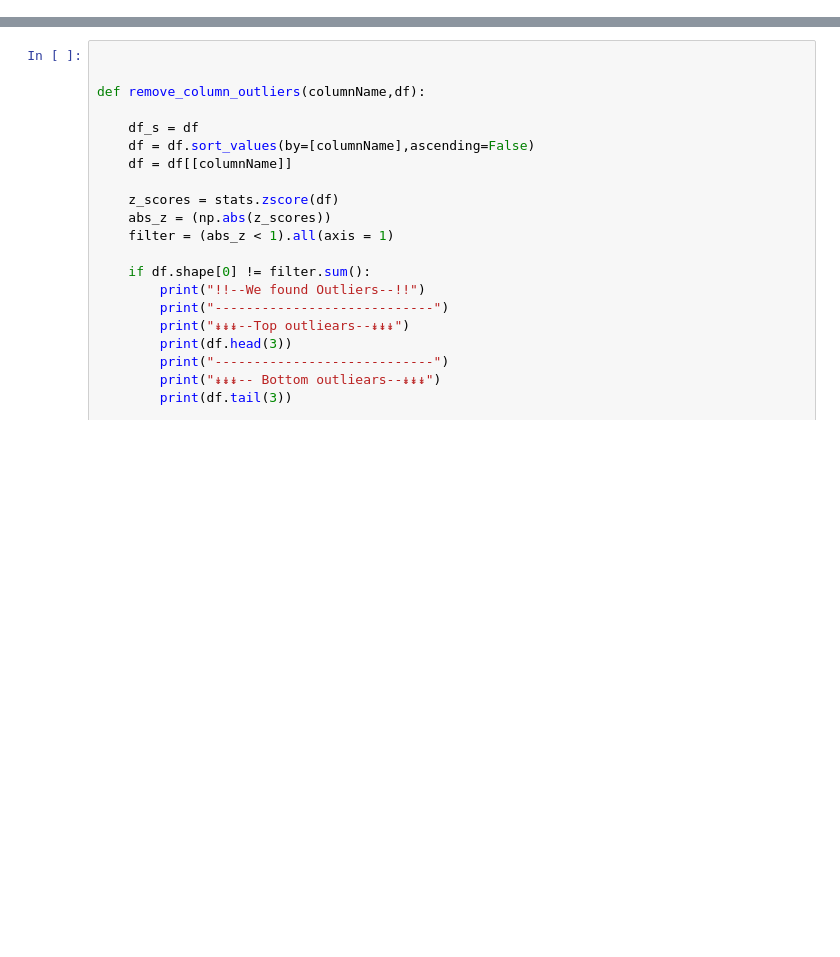
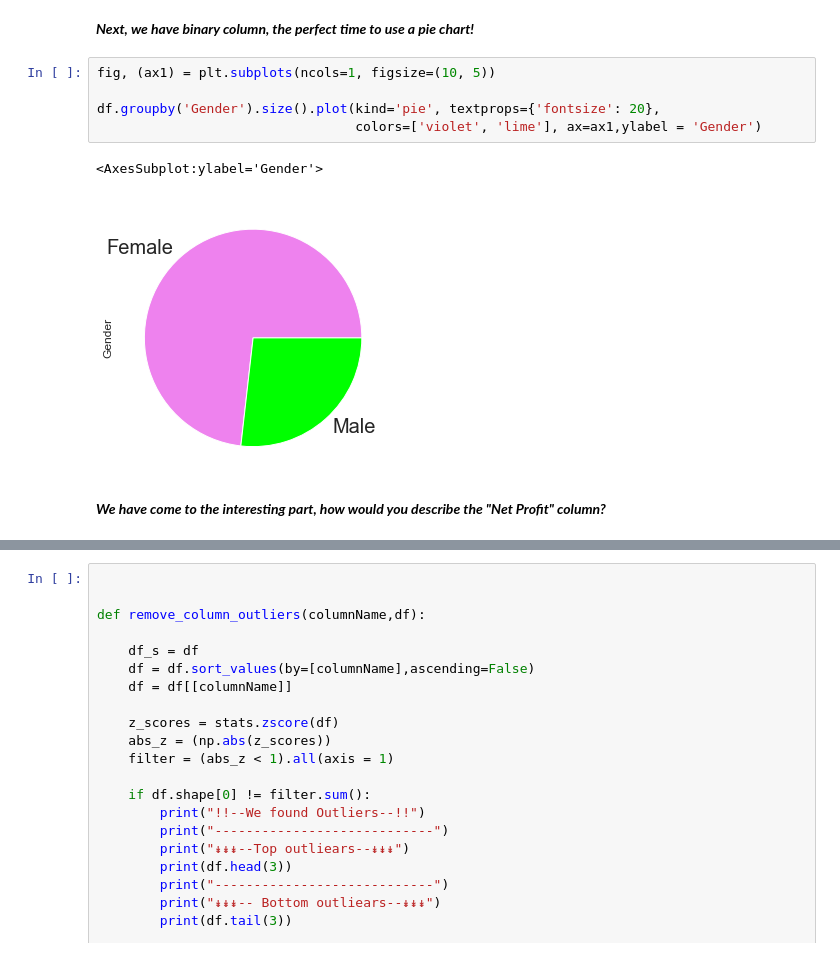
Before and after one commit to TomerHason/Tomer-Projects, a Jupyter notebook: Math/Descriptive Statistics.ipynb, the cells around one changed output, grey strips where cells are left out. Saved outputs shown, nothing was run; the diff lists cells and outputs as text; blank space fills up the shorter version.

```diff
--- a/Math/Descriptive Statistics.ipynb
+++ b/Math/Descriptive Statistics.ipynb
@@ -6,0 +52,12 @@ import matplotlib.pyplot as plt
+# %% [markdown]
+***Next, we have binary column, the perfect time to use a pie chart!***
+# %%
+fig, (ax1) = plt.subplots(ncols=1, figsize=(10, 5))
+
+df.groupby('Gender').size().plot(kind='pie', textprops={'fontsize': 20},
+                                 colors=['violet', 'lime'], ax=ax1,ylabel = 'Gender')
+# %% [output]
+<AxesSubplot:ylabel='Gender'>
+[figure, added]
+# %% [markdown]
+***We have come to the interesting part, how would you describe the "Net Profit" column?***
```
Also changed, not shown: parts of 14 cells of this notebook, 6 other files.
